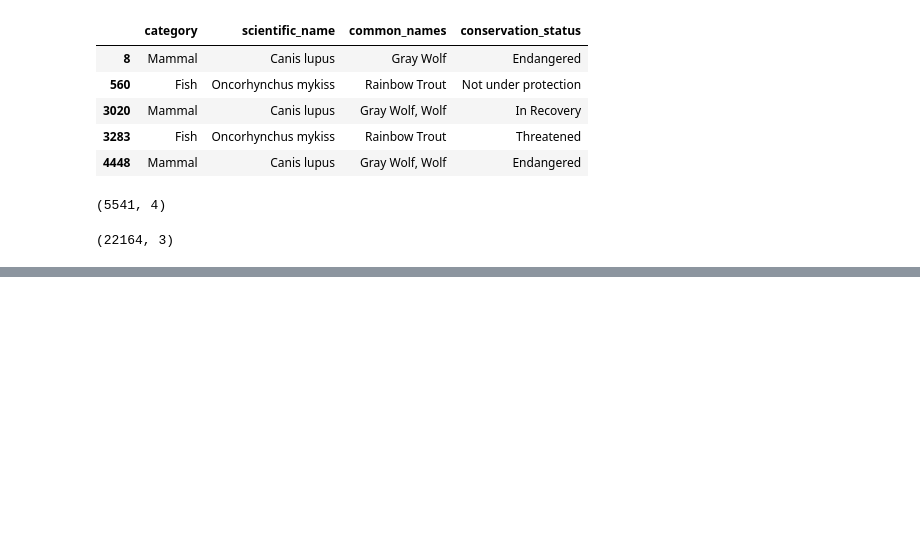
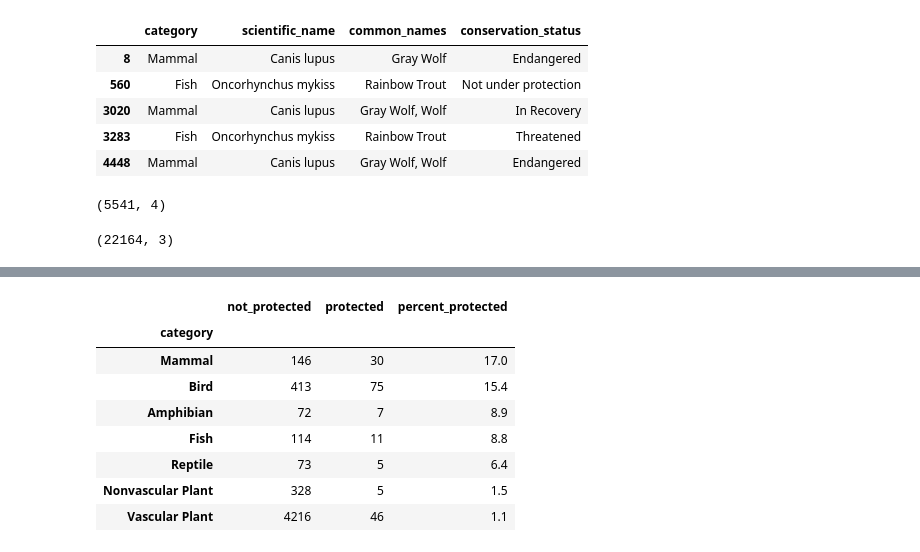
Before and after one commit to SantiagoMoralesU/biodiversity_project, a Jupyter notebook: biodiversity.ipynb, the cells around one changed output, grey strips where cells are left out. Cells and saved outputs as stored; diff of their text form; code cells hidden in the pictures; blank space fills up the shorter version.

```diff
--- a/biodiversity.ipynb
+++ b/biodiversity.ipynb
@@ -187,0 +217,17 @@ observations.shape
+# %%
+species["is_protected"] = species.conservation_status != "Not under protection"
+
+counts = pd.crosstab(species.category, species.is_protected)
+counts.columns = ["not_protected", "protected"]
+counts["percent_protected"] = (counts.protected / (counts.protected + counts.not_protected) * 100).round(1)
+counts.sort_values("percent_protected", ascending=False)
+# %% [output]
+|  | not_protected | protected | percent_protected |
+| category |  |  |  |
+| Mammal | 146 | 30 | 17.0 |
+| Bird | 413 | 75 | 15.4 |
+| Amphibian | 72 | 7 | 8.9 |
+| Fish | 114 | 11 | 8.8 |
+| Reptile | 73 | 5 | 6.4 |
+| Nonvascular Plant | 328 | 5 | 1.5 |
+| Vascular Plant | 4216 | 46 | 1.1 |
```
Also changed, not shown: parts of 8 cells of this notebook.
